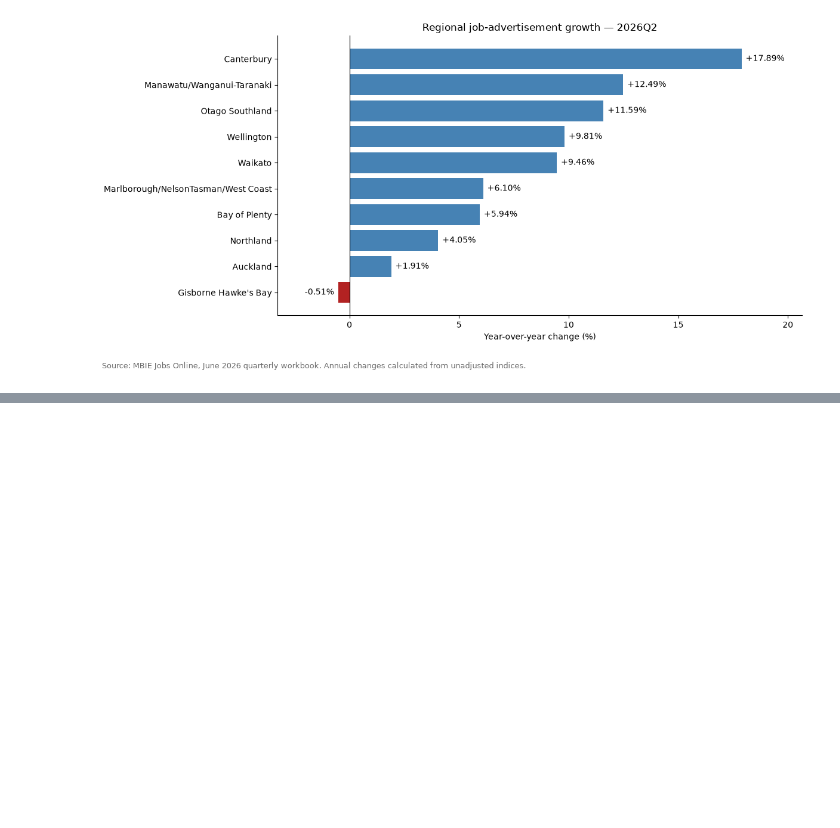
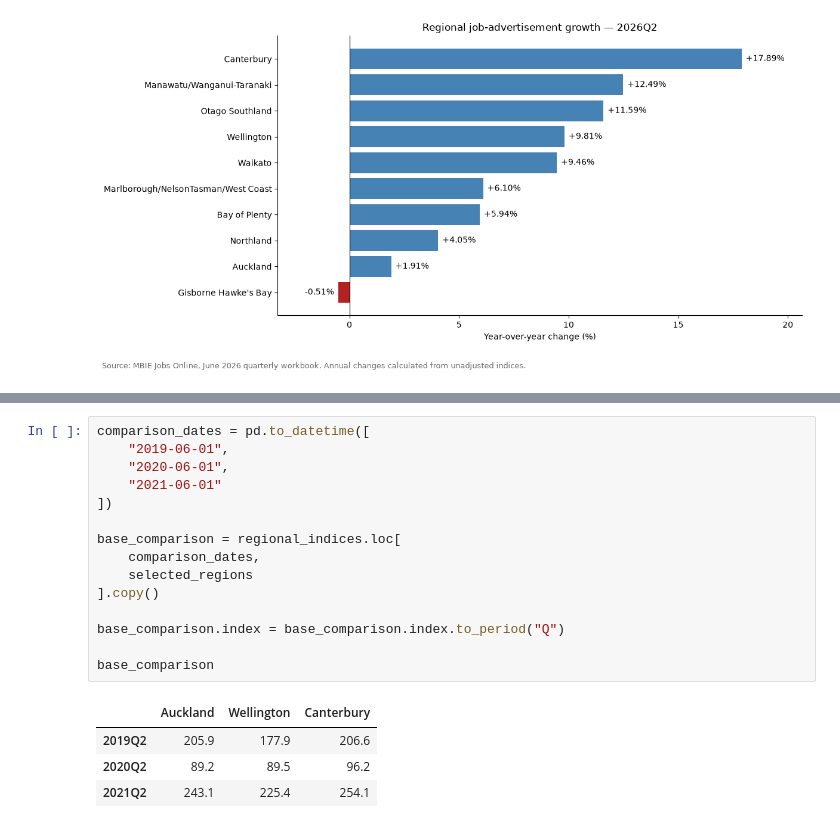
Before and after one commit to kamalpreetsinghh/nz-job-market-data-analysis, a Jupyter notebook: notebooks/02_regional_analysis.ipynb, the cells around one changed output, grey strips where cells are left out. Saved outputs shown, nothing was run; the diff lists cells and outputs as text; blank space fills up the shorter version.

```diff
--- a/notebooks/02_regional_analysis.ipynb
+++ b/notebooks/02_regional_analysis.ipynb
@@ -218,0 +315,20 @@ plt.show()
+# %%
+comparison_dates = pd.to_datetime([
+    "2019-06-01",
+    "2020-06-01",
+    "2021-06-01"
+])
+
+base_comparison = regional_indices.loc[
+    comparison_dates,
+    selected_regions
+].copy()
+
+base_comparison.index = base_comparison.index.to_period("Q")
+
+base_comparison
+# %% [output]
+|  | Auckland | Wellington | Canterbury |
+| 2019Q2 | 205.9 | 177.9 | 206.6 |
+| 2020Q2 | 89.2 | 89.5 | 96.2 |
+| 2021Q2 | 243.1 | 225.4 | 254.1 |
```
Also changed, not shown: parts of 7 cells of this notebook, 1 other file.
